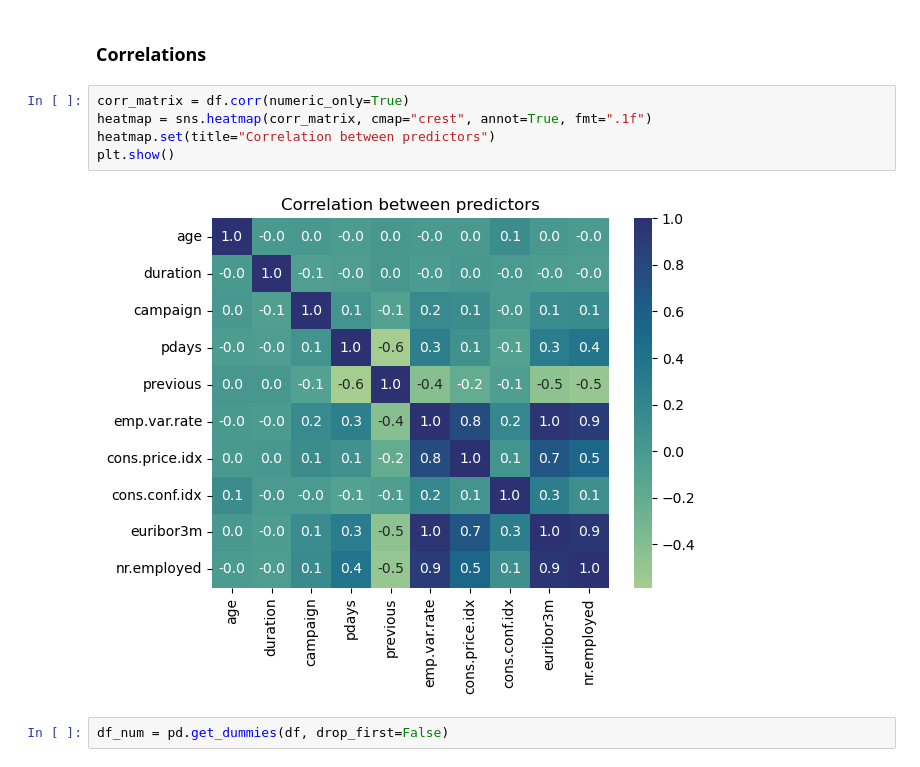
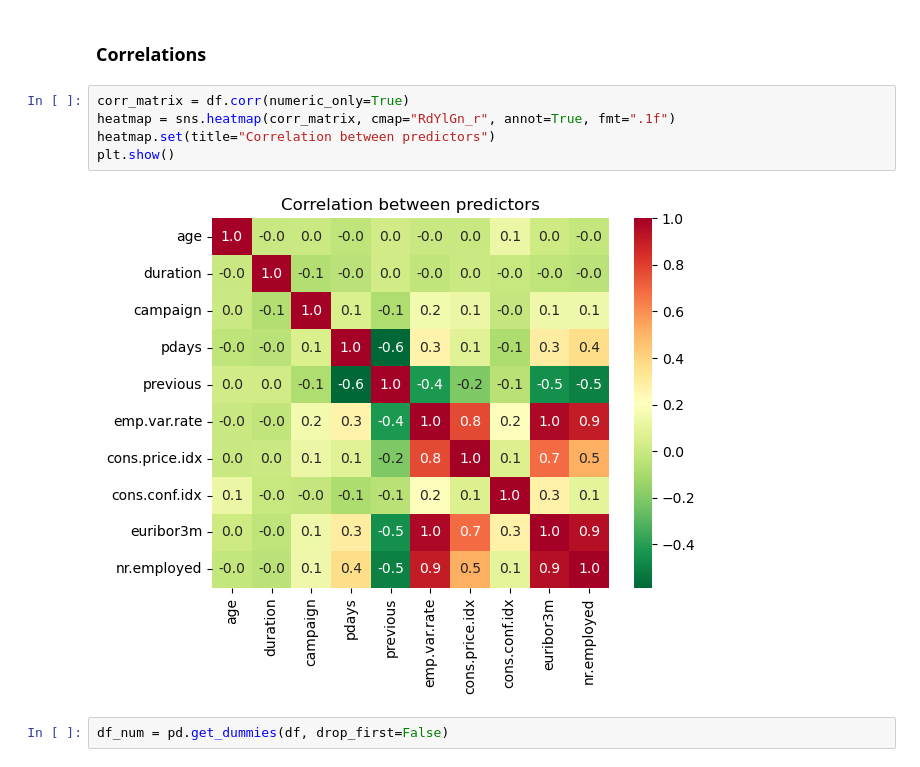
Before and after one commit to mikolajed/Data-Science-PW---Kaggle-Project, a Jupyter notebook: src/EDA.ipynb, the cells around one changed output. Cells and saved outputs as stored; diff of their text form.

```diff
--- a/src/EDA.ipynb
+++ b/src/EDA.ipynb
@@ -200,11 +200,11 @@ plt.tight_layout()
 ### Correlations
 # %%
 corr_matrix = df.corr(numeric_only=True)
-heatmap = sns.heatmap(corr_matrix, cmap="crest", annot=True, fmt=".1f")
+heatmap = sns.heatmap(corr_matrix, cmap="RdYlGn_r", annot=True, fmt=".1f")
 heatmap.set(title="Correlation between predictors")
 plt.show()
 # %% [output]
-[figure, old version]
+[figure, new version]
 # %%
 df_num = pd.get_dummies(df, drop_first=False)
 # %%
```
Also changed, not shown: parts of 1 cell of this notebook.
